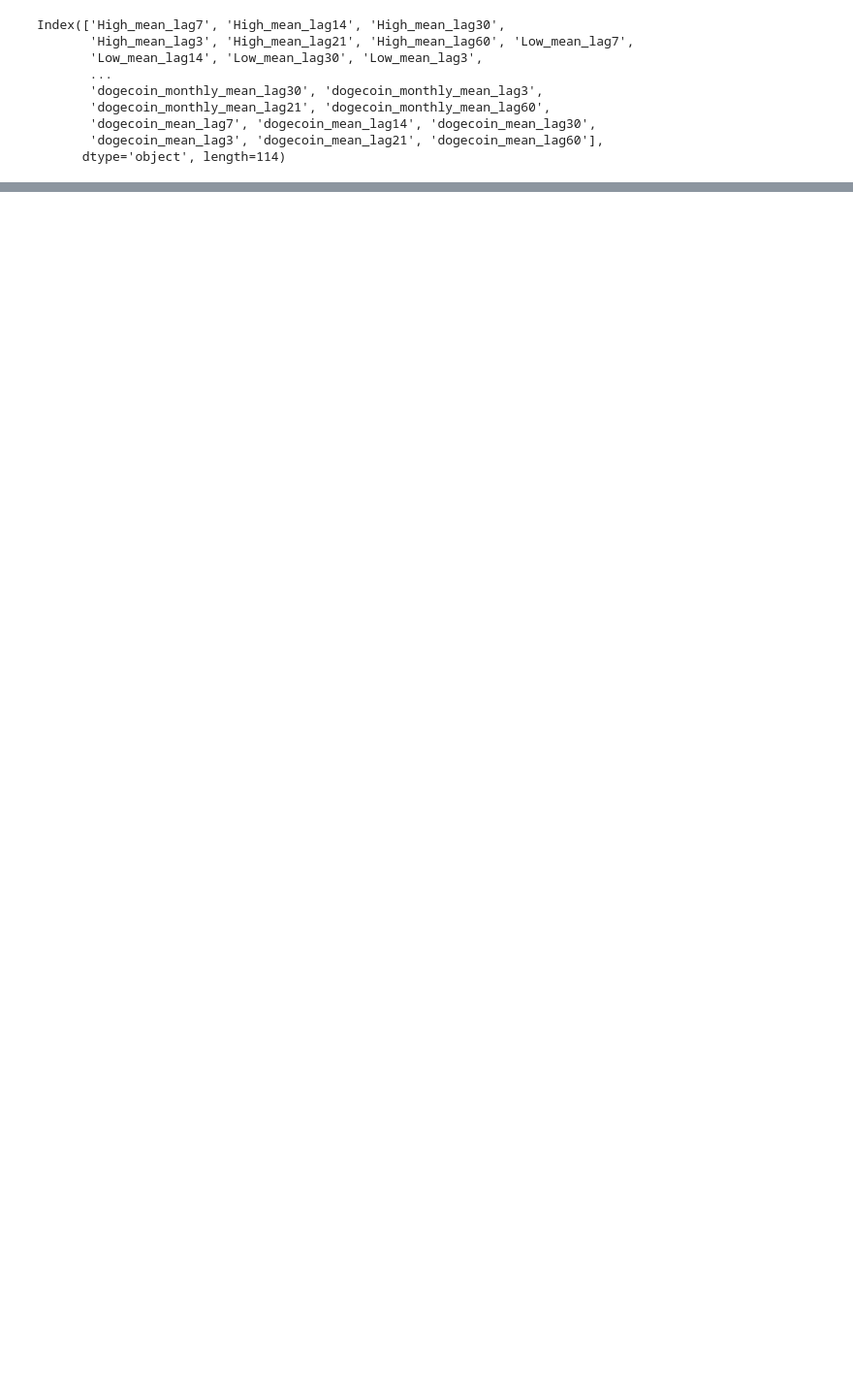
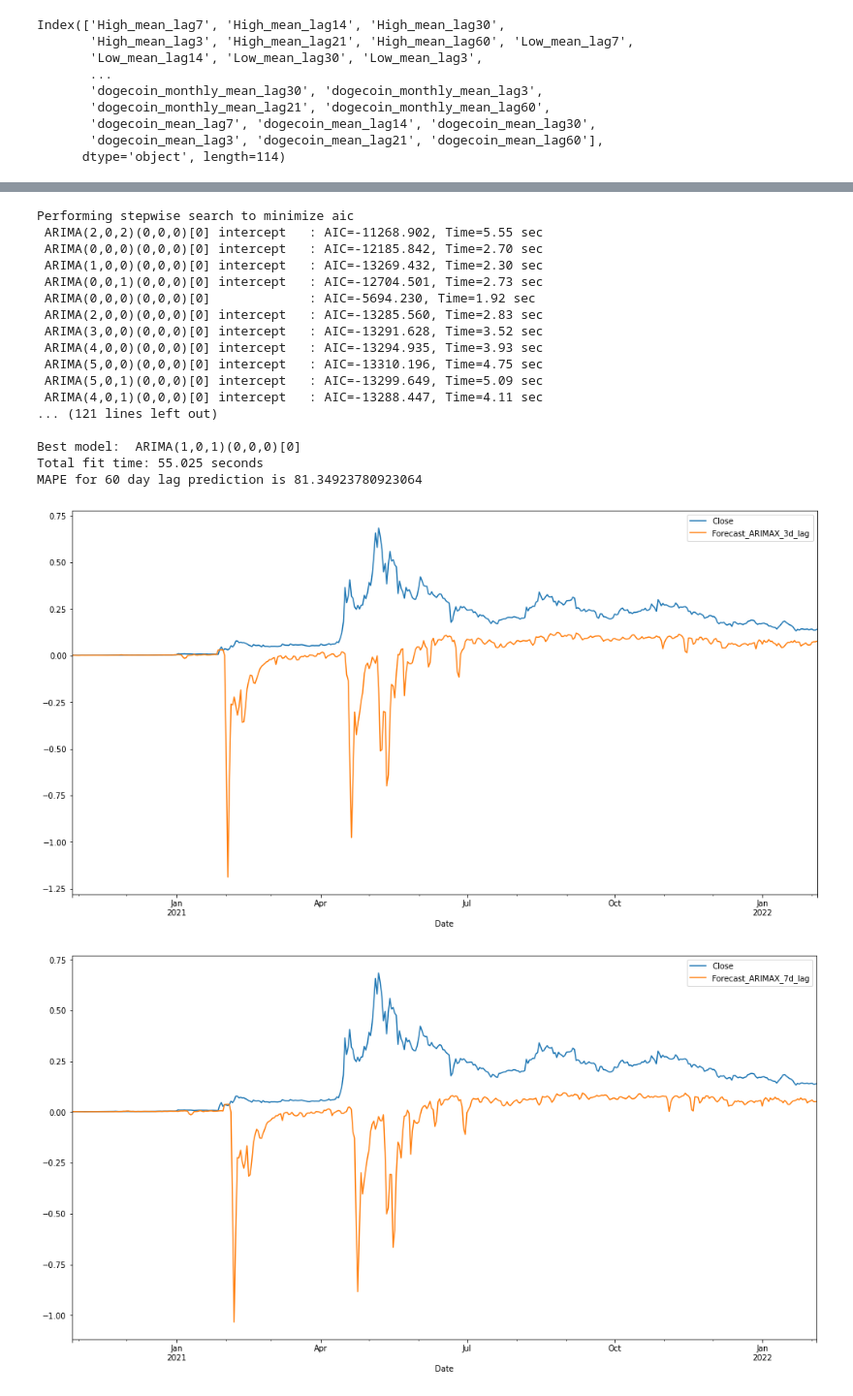
Before and after one commit to AnLong98/SIAP_2022, a Jupyter notebook: notebooks/doge_arimax.ipynb, the cells around one changed output, grey strips where cells are left out. Shown at 97% size. Drawn from its saved outputs; the diff is of its cells as text; code cells hidden in the pictures; blank space fills up the shorter version.

Commit message:
Tried improving model by correlation fixing, but only made things worse :/

```diff
--- a/notebooks/doge_arimax.ipynb
+++ b/notebooks/doge_arimax.ipynb
@@ -396,0 +396,5 @@ memory usage: 334.8 KB
+# %%
+# Predikcija nad dodatno prociscenim skupom doge_v2
+df = pd.read_csv('../doge_v2.csv', parse_dates=['Date'], date_parser=dateparse)
+df.set_index(["Date"], drop=False, inplace=True)
+df.head()
@@ -396,0 +409,3 @@ memory usage: 334.8 KB
+# %%
+df = df.resample('D').ffill()
+df.info()
@@ -396,0 +431,8 @@ memory usage: 334.8 KB
+# %%
+from python_scripts.sarima_helper import create_lagged_value_columns
+
+df.reset_index(drop=True, inplace=True)
+lag_features = ["High", "Volume", "twitter_followers", "reddit_average_posts_48h",
+                "reddit_average_comments_48h", "total_issues", "dogecoin_monthly", "dogecoin"]
+windows = [3,7,14,21,30,60]
+df = create_lagged_value_columns(lag_features, windows, df)
@@ -396,0 +459,4 @@ memory usage: 334.8 KB
+# %%
+testNum = round(df.shape[0] * 0.3)
+train = df.iloc[:-testNum]
+test = df.iloc[-testNum:]
@@ -396,0 +483,25 @@ memory usage: 334.8 KB
+# %%
+
+from python_scripts.sarima_helper import predict_with_windows
+
+predict_with_windows(windows, train, test, lag_features)
+# %% [output]
+Performing stepwise search to minimize aic
+ ARIMA(2,0,2)(0,0,0)[0] intercept   : AIC=-11268.902, Time=5.55 sec
+ ARIMA(0,0,0)(0,0,0)[0] intercept   : AIC=-12185.842, Time=2.70 sec
+ ARIMA(1,0,0)(0,0,0)[0] intercept   : AIC=-13269.432, Time=2.30 sec
+ ARIMA(0,0,1)(0,0,0)[0] intercept   : AIC=-12704.501, Time=2.73 sec
+ ARIMA(0,0,0)(0,0,0)[0]             : AIC=-5694.230, Time=1.92 sec
+ ARIMA(2,0,0)(0,0,0)[0] intercept   : AIC=-13285.560, Time=2.83 sec
+ ARIMA(3,0,0)(0,0,0)[0] intercept   : AIC=-13291.628, Time=3.52 sec
+ ARIMA(4,0,0)(0,0,0)[0] intercept   : AIC=-13294.935, Time=3.93 sec
+ ARIMA(5,0,0)(0,0,0)[0] intercept   : AIC=-13310.196, Time=4.75 sec
+ ARIMA(5,0,1)(0,0,0)[0] intercept   : AIC=-13299.649, Time=5.09 sec
+ ARIMA(4,0,1)(0,0,0)[0] intercept   : AIC=-13288.447, Time=4.11 sec
+... (121 lines left out)
+
+Best model:  ARIMA(1,0,1)(0,0,0)[0]
+Total fit time: 55.025 seconds
+MAPE for 60 day lag prediction is 81.34923780923064
+[figure, added]
+[figure, added]
```
Also changed, not shown: parts of 17 cells of this notebook, 17 other files.
